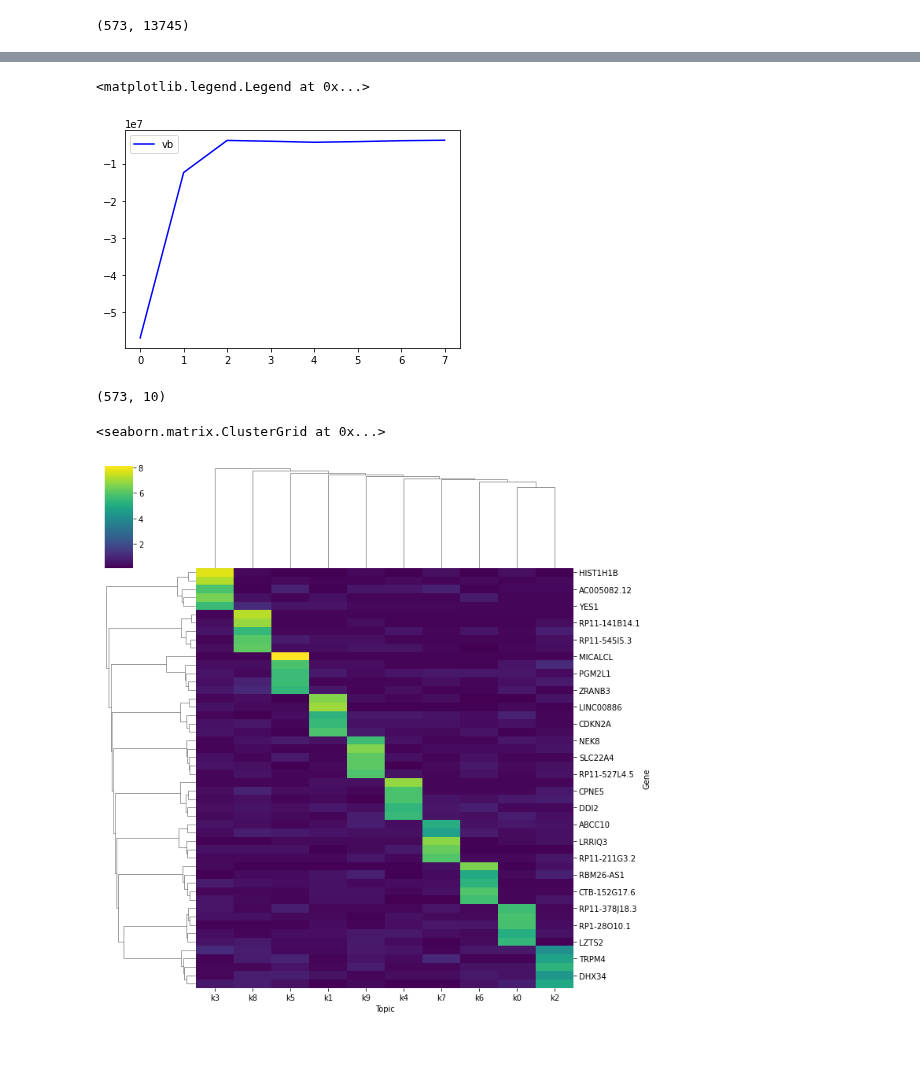
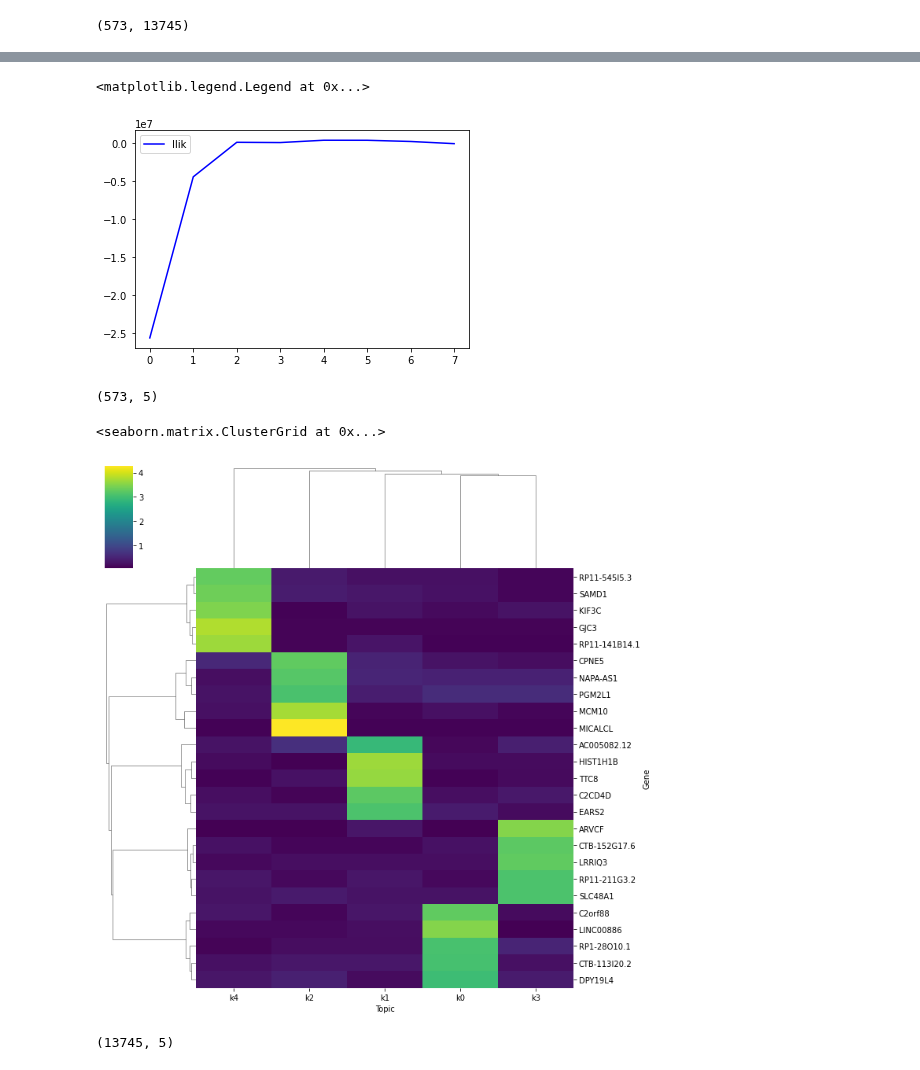
Before and after one commit to causalpathlab/asapp, a Jupyter notebook: examples/2_pbmc_data_asapc.ipynb, the cells around one changed output, grey strips where cells are left out. Saved outputs shown, nothing was run; the diff lists cells and outputs as text; code cells hidden in the pictures.

Commit message:
ver 0.1 of asap with backend C

```diff
--- a/examples/2_pbmc_data_asapc.ipynb
+++ b/examples/2_pbmc_data_asapc.ipynb
@@ -42,7 +42,7 @@ print(dl.outpath)
 /home/BCCRC.CA/ssubedi/projects/experiments/asapp/result/pbmc/pbmc
 # %%
 dl.load_data()
-asap = ASAPP(adata=dl,tree_min_leaf=1, tree_max_depth=10,factorization='VB', max_iter=100)
+asap = ASAPP(adata=dl,factorization='VB', max_iter=100)
 asap.get_pbulk()
 # %%
 asap.pbulk_mat.shape
@@ -50,8 +50,8 @@ asap.pbulk_mat.shape
 (573, 13745)
 # %%
 
-K = 10
-model = asapc.ASAP(asap.pbulk_mat.T,K)
-dcpmf = model.run()
+K = 5
+nmfm = asapc.ASAPNMF(asap.pbulk_mat.T,K)
+nmf = nmfm.run()
 # %% [output]
 Starting nmf...
@@ -74,19 +58,23 @@ Starting nmf...
 # %%
-plt.plot(dcpmf.C,'b',label='vb')
+plt.plot(nmf.C,'b',label='llik')
 plt.legend()
 # %% [output]
 <matplotlib.legend.Legend at 0x...>
-[figure, old version]
+[figure, new version]
 # %%
-dcpmf.B.shape
+nmf.B.shape
 # %% [output]
-(573, 10)
+(573, 5)
 # %%
-df_beta = pd.DataFrame(dcpmf.A.T)
+df_beta = pd.DataFrame(nmf.A.T)
 df_beta.columns = dl.cols
 df_top = _topics.get_topic_top_genes(df_beta.iloc[:,:],top_n=5)
 df_top = df_top.pivot(index='Topic',columns='Gene',values='Proportion')
 sns.clustermap(df_top.T,cmap='viridis')
 # %% [output]
 <seaborn.matrix.ClusterGrid at 0x...>
-[figure, old version]
+[figure, new version]
+# %%
+nmf.A.shape
+# %% [output]
+(13745, 5)
```
Also changed, not shown: parts of 6 cells of this notebook, 6 other files.
